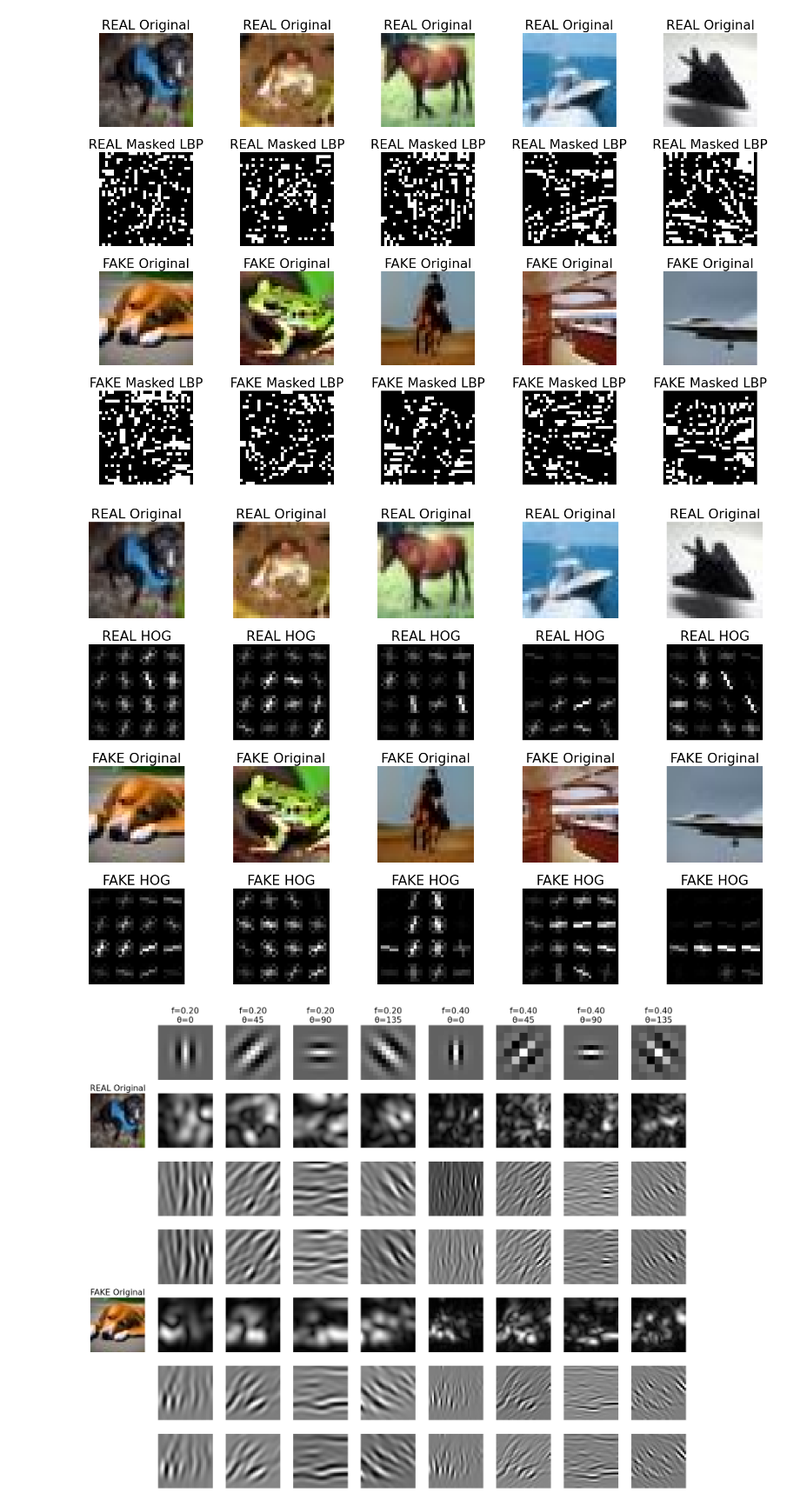
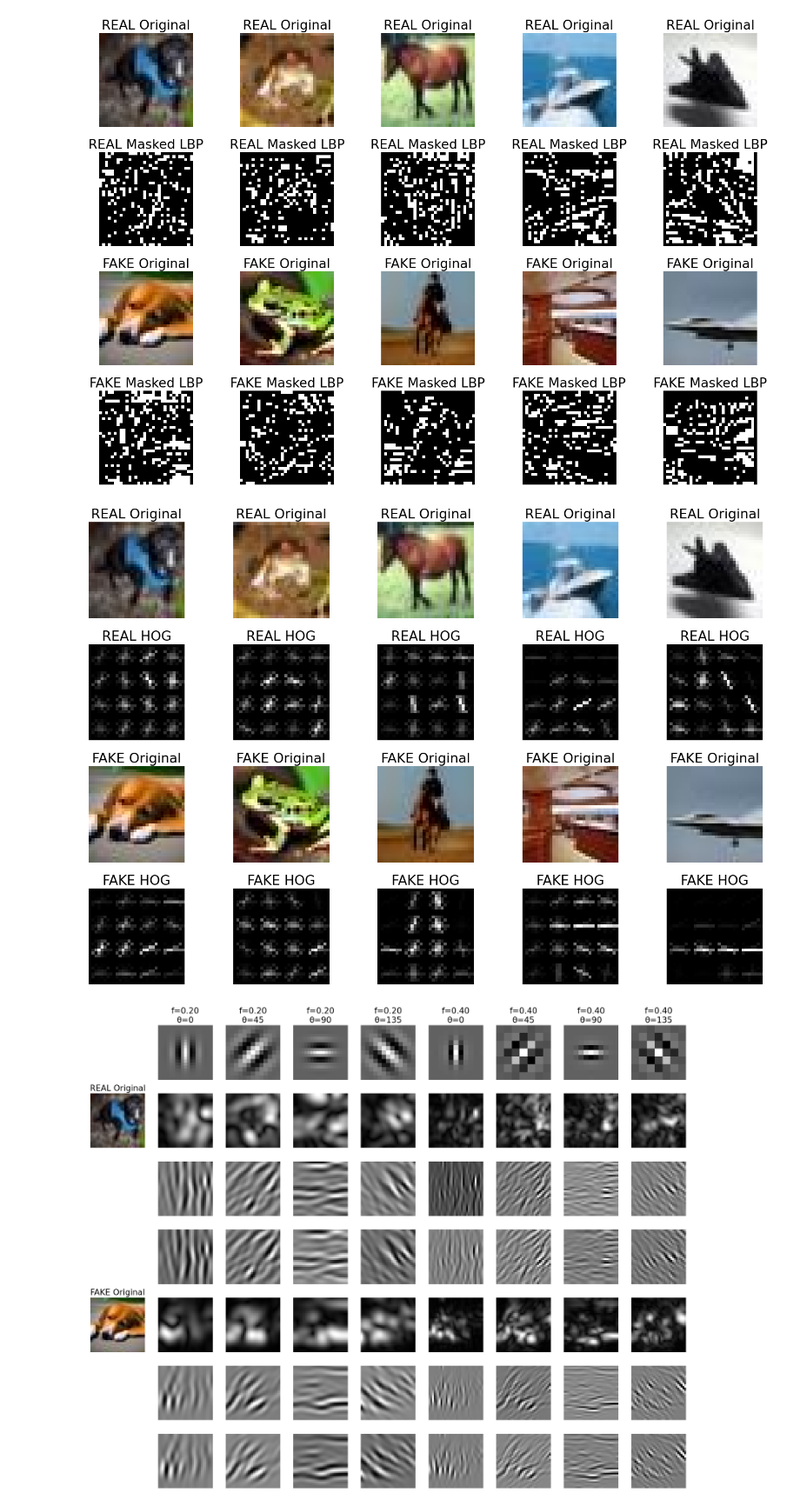
Before and after one commit to Phyke/AT82.08-AI-Generated-Image-Classification, a Jupyter notebook: plot_sample_algo.ipynb, the cells around one changed output. Shown: that part at 87% size. Drawn from its saved outputs; the diff is of its cells as text; code cells hidden in the pictures.

Commit message:
Fix HOG plot

```diff
--- a/plot_sample_algo.ipynb
+++ b/plot_sample_algo.ipynb
@@ -122,29 +122,29 @@ plt.show()
 # %%
 fig, axes = plt.subplots(4, 5, figsize=(15, 10))
 for i in range(10):
     gray = cv2.cvtColor(train_images[i], cv2.COLOR_RGB2GRAY)
     _, hog_image = hog(
         gray,
-        orientations=8,
+        orientations=9,
         pixels_per_cell=(8, 8),
         cells_per_block=(2, 2),
         block_norm="L2",
         visualize=True,
         feature_vector=True,
     )
     row = 0 if i < 5 else 2
     col = i if i < 5 else i - 5
     axes[row, col].imshow(train_images[i])
     axes[row, col].axis("off")
     axes[row, col].set_title(f"{'REAL' if train_labels[i] == 0 else 'FAKE'} Original")
     axes[row + 1, col].imshow(hog_image, cmap="gray")
     axes[row + 1, col].axis("off")
     axes[row + 1, col].set_title(f"{'REAL' if train_labels[i] == 0 else 'FAKE'} HOG")
 plt.rcParams.update({"font.size": 16})
 plt.tight_layout()
 plt.show()
 # %% [output]
-[figure, old version]
+[figure, new version]
 # %%
 real_idx = 0
 fake_idx = 5
```
